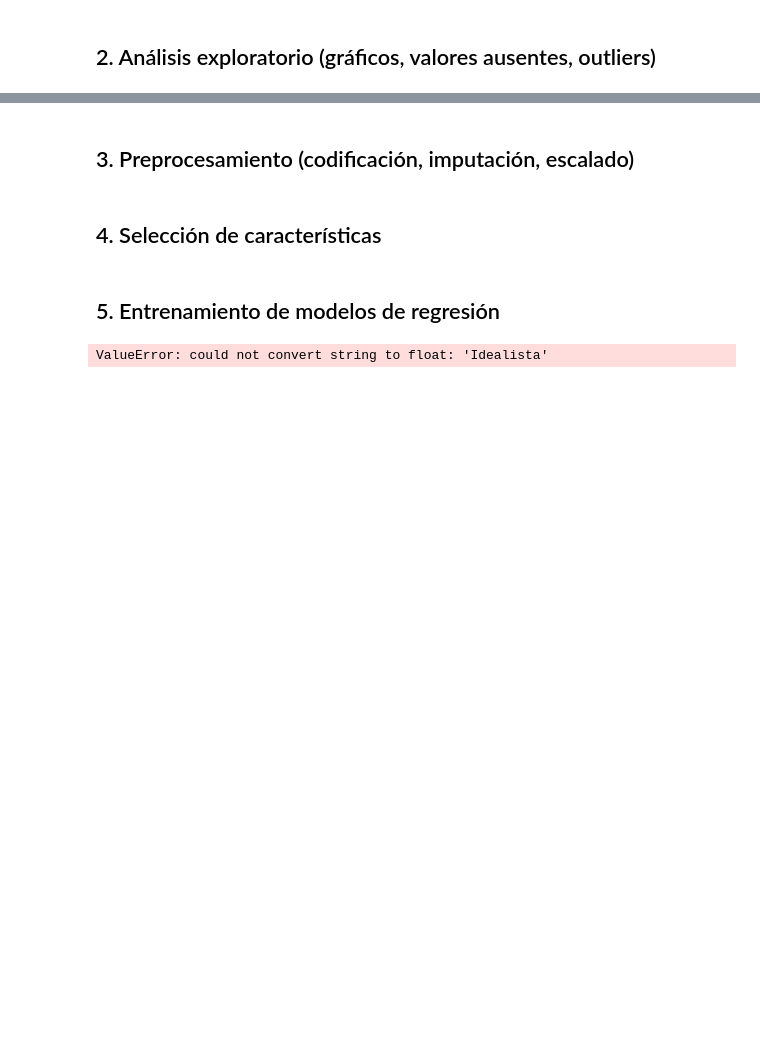
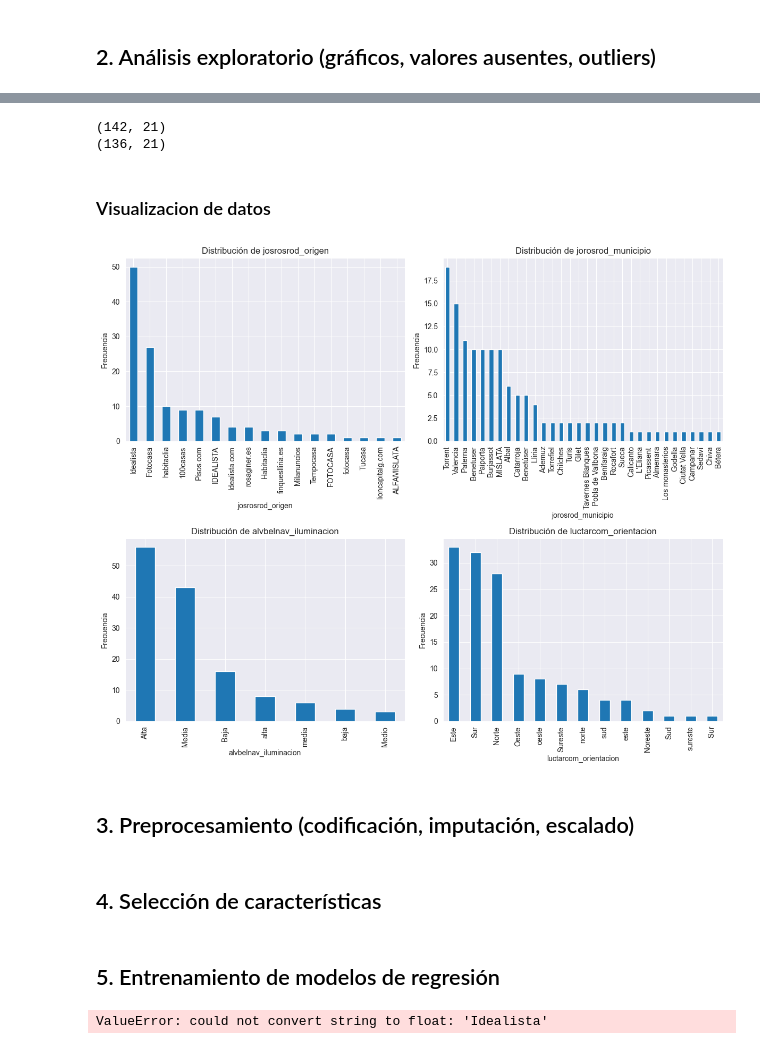
Before and after one commit to SamuehFDEZ/MachineLearning, a Jupyter notebook: saa/U2/tasador_de_viviendas.ipynb, the cells around one changed output, grey strips where cells are left out. Drawn from its saved outputs; the diff is of its cells as text; code cells hidden in the pictures; blank space fills up the shorter version.

```diff
--- a/saa/U2/tasador_de_viviendas.ipynb
+++ b/saa/U2/tasador_de_viviendas.ipynb
@@ -75,3 +75,6 @@ import joblib
 # Cargar datos (modificar con el nombre de tu archivo)
 df = pd.read_excel("recursos/datos_viviendas.xlsx")
 df.head()
+target = 'josrosrod_precio'
+categoricas = ['josrosrod_origen', 'jorosrod_municipio','alvbelnav_iluminacion','luctarcom_orientacion']
+numericas = ['josrosrod_dia','josrosrod_mes', 'josrosrod_año','ricmirber_longitud','josrosrod_lat','josrosrod_precio','davsoreng_duplex','alegarsal_terraza','rafmaralf_baños','samartlop_superficie','davroctau_planta','juamarxxx_trastero','robripcon_habitaciones','omapasvac_ascensor','elilopper_distanciaCentro','rauramesc_airecentral','guifue_parking']
@@ -129,0 +158,4 @@ dtype: int64
+# %%
+print(df.duplicated())
+df = df.drop_duplicates()
+print(df.duplicated())
@@ -129,0 +180,25 @@ dtype: int64
+# %%
+print(df.shape)
+df.dropna(inplace=True)
+print(df.shape)
+# %% [output]
+(142, 21)
+(136, 21)
+# %% [markdown]
+### Visualizacion de datos
+# %%
+fig, axes = plt.subplots(nrows=2, ncols=2, figsize=(12, 10))
+axes = axes.flatten()
+
+for i, var in enumerate(categoricas):
+    df[var].value_counts().plot(kind='bar', ax=axes[i])  # Gráfico de barras
+    axes[i].set_title(f'Distribución de {var}')
+    axes[i].set_ylabel('Frecuencia')
+
+for j in range(len(categoricas), len(axes)):
+    axes[j].axis('off')
+
+plt.tight_layout()
+plt.show()
+# %% [output]
+[figure, added]
```
Also changed, not shown: parts of 8 cells of this notebook.
